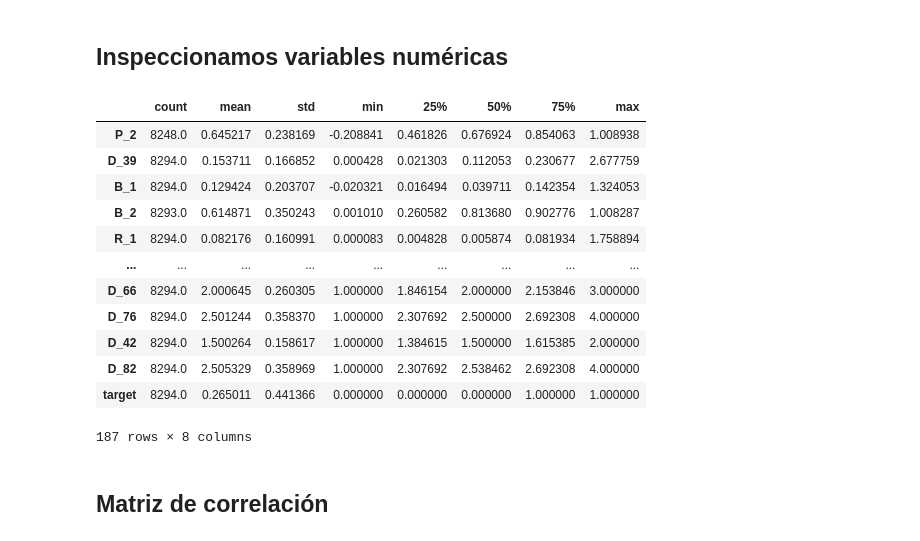
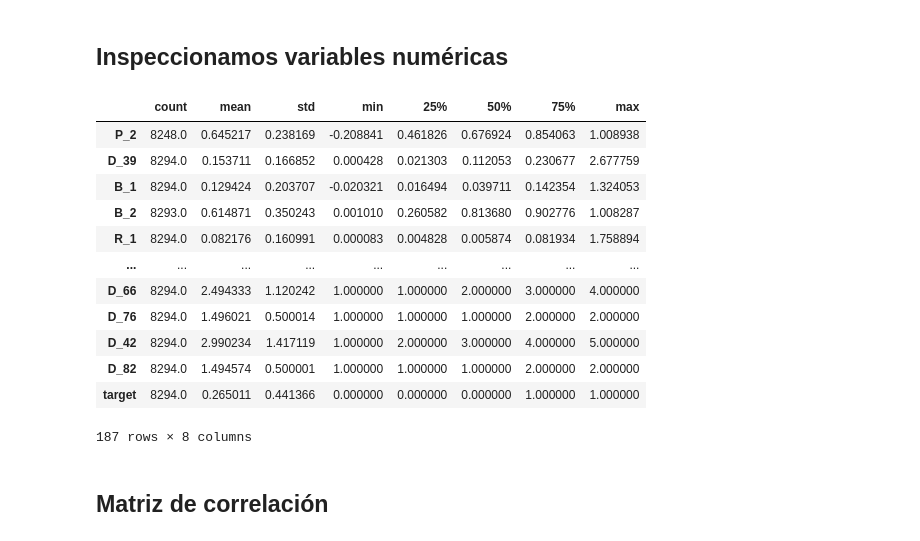
Before and after one commit to SantiagoGarciaC/default_prediction_project, a Jupyter notebook: 01 - exploración de datos.ipynb, the cells around one changed output. Saved outputs shown, nothing was run; the diff lists cells and outputs as text; code cells hidden in the pictures.

```diff
--- a/01 - exploración de datos.ipynb
+++ b/01 - exploración de datos.ipynb
@@ -32,0 +40,3 @@ train.head()
+# %%
+data = train.groupby('customer_ID').mean()
+data.head()
@@ -74,7 +93,7 @@ def categorical_simulation(df,col,n):
 ## Aplicamos la función a las columnas que se escogieron anteriormente
 # %%
 for i in range(len(columnas)):
-    categorical_simulation(train,columnas[i],np.random.randint(3,7))
+    categorical_simulation(data,columnas[i],np.random.randint(3,7))
 # %% [markdown]
 ## Observamos como queda el dataset modificado con las nuevas variables categóricas
 # %%
@@ -150,7 +150,7 @@ labels.head()
 | 000041bdba6ecadd89a52d11886e8eaae... | 0 |
 | 00007889e4fcd2614b6cbe7f8f3d2e5c7... | 0 |
 # %%
-data = pd.concat([train.groupby('customer_ID').mean(),labels.drop(labels.index[len(train.groupby('customer_ID').mean().index):-1])], axis = 1)
-data = data.drop(data.index[-1])
+datos = pd.concat([data,labels.drop(labels.index[len(data.index):-1])], axis = 1)
+datos = datos.drop(datos.index[-1])
 # %% [markdown]
 ## Ahora se muestran los datos un poco más organizados
@@ -174,19 +174,19 @@ data
 # %% [markdown]
 ## Inspeccionamos variables numéricas
 # %%
-data.describe().T
+datos.describe().T
 # %% [output]
 |  | count | mean | std | min | 25% | 50% | 75% | max |
 | P_2 | 8248.0 | 0.645217 | 0.238169 | -0.208841 | 0.461826 | 0.676924 | 0.854063 | 1.008938 |
 | D_39 | 8294.0 | 0.153711 | 0.166852 | 0.000428 | 0.021303 | 0.112053 | 0.230677 | 2.677759 |
 | B_1 | 8294.0 | 0.129424 | 0.203707 | -0.020321 | 0.016494 | 0.039711 | 0.142354 | 1.324053 |
 | B_2 | 8293.0 | 0.614871 | 0.350243 | 0.001010 | 0.260582 | 0.813680 | 0.902776 | 1.008287 |
 | R_1 | 8294.0 | 0.082176 | 0.160991 | 0.000083 | 0.004828 | 0.005874 | 0.081934 | 1.758894 |
 | ... | ... | ... | ... | ... | ... | ... | ... | ... |
-| D_66 | 8294.0 | 2.000645 | 0.260305 | 1.000000 | 1.846154 | 2.000000 | 2.153846 | 3.000000 |
-| D_76 | 8294.0 | 2.501244 | 0.358370 | 1.000000 | 2.307692 | 2.500000 | 2.692308 | 4.000000 |
-| D_42 | 8294.0 | 1.500264 | 0.158617 | 1.000000 | 1.384615 | 1.500000 | 1.615385 | 2.000000 |
-| D_82 | 8294.0 | 2.505329 | 0.358969 | 1.000000 | 2.307692 | 2.538462 | 2.692308 | 4.000000 |
+| D_66 | 8294.0 | 2.494333 | 1.120242 | 1.000000 | 1.000000 | 2.000000 | 3.000000 | 4.000000 |
+| D_76 | 8294.0 | 1.496021 | 0.500014 | 1.000000 | 1.000000 | 1.000000 | 2.000000 | 2.000000 |
+| D_42 | 8294.0 | 2.990234 | 1.417119 | 1.000000 | 2.000000 | 3.000000 | 4.000000 | 5.000000 |
+| D_82 | 8294.0 | 1.494574 | 0.500001 | 1.000000 | 1.000000 | 1.000000 | 2.000000 | 2.000000 |
 | target | 8294.0 | 0.265011 | 0.441366 | 0.000000 | 0.000000 | 0.000000 | 1.000000 | 1.000000 |
 187 rows × 8 columns
 # %% [markdown]
```
Also changed, not shown: parts of 23 cells of this notebook.
